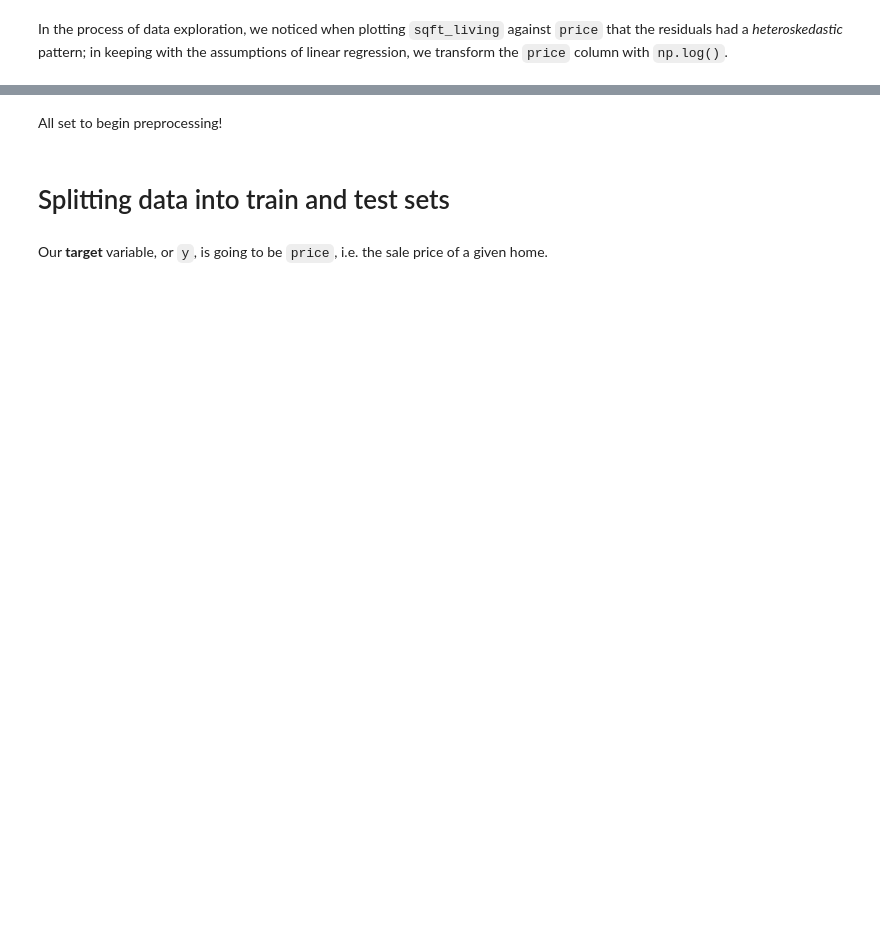
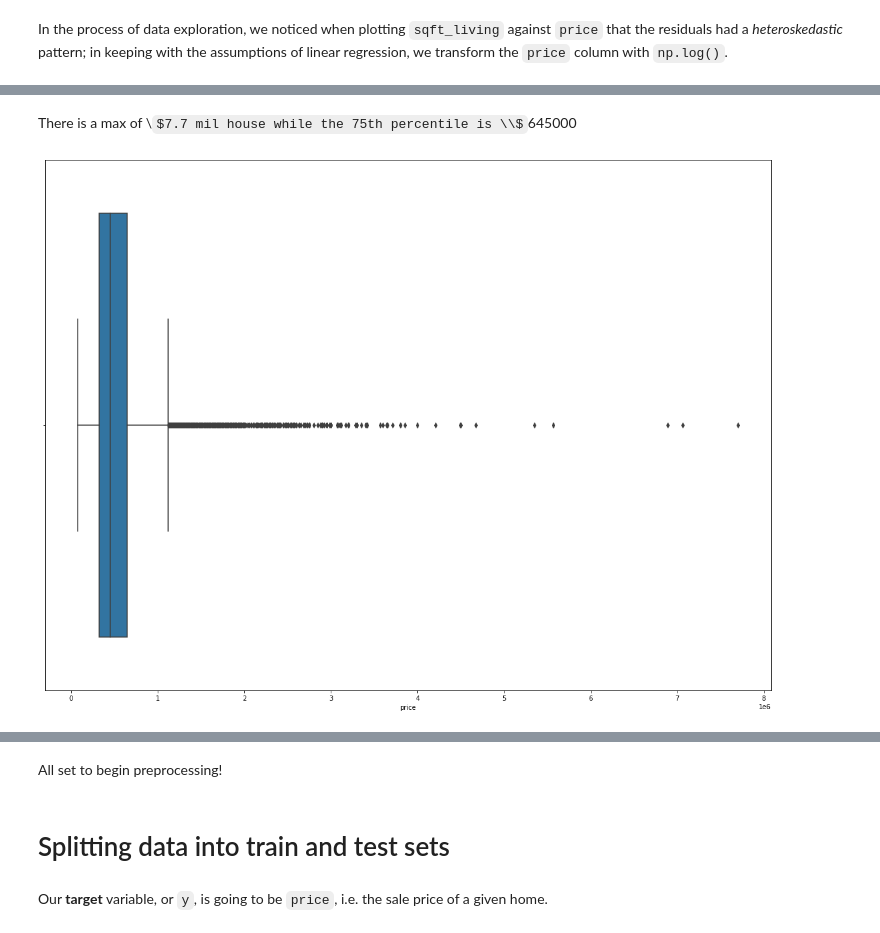
Before and after one commit to xiaohua-su/King_County_Real_Estate_Analysis, a Jupyter notebook: King_County_Real_Estate_Analysis.ipynb, the cells around one changed output, grey strips where cells are left out. Saved outputs shown, nothing was run; the diff lists cells and outputs as text; code cells hidden in the pictures; some formulas as TeX source; blank space fills up the shorter version.

```diff
--- a/King_County_Real_Estate_Analysis.ipynb
+++ b/King_County_Real_Estate_Analysis.ipynb
@@ -338,7 +306,5 @@ Name: grade, dtype: int64
 # %% [markdown]
 We find only **one row** where the `grade` value is equal to `3 Poor`, and the value `13_Mansion` also only has **thirteen** entries, many of which are outliers in the `price` data. We drop these column to further refine the data being used in our model(s).
 # %%
-# Dropping the single row where `grade` is equal to
-# `3 Poor`, in order to eliminate an outlier
+# Dropping the single row where [`grade` == `3 Poor`] as it has a sample of 1 and may skew data
 df_copy = df_copy.loc[df_copy['grade'] != '3_Poor']
-df_copy = df_copy.loc[df_copy['grade'] != '13_Mansion']
@@ -363,2 +311,12 @@ memory usage: 1.5+ MB
+# %%
+#dropping inaccurate data and data with 1 sample
+df_copy = df_copy[(df_copy['bedrooms'] != 33) & (df_copy['bedrooms'] != 10) & (df_copy['bedrooms'] != 11) &
+                 (df_copy['bedrooms'] != 9)]
+# %%
+df_copy = df_copy[df_copy['bathrooms'] != 5.25]
+# %%
+#converting bedroom/bathrooms to ensure they remain categorical when we scale
+df_copy.bedrooms = df_copy.bedrooms.astype(str)
+df_copy.bathrooms  = df_copy.bathrooms.astype(str)
 # %% [markdown]
 In the process of data exploration, we noticed when plotting `sqft_living` against `price` that the residuals had a *heteroskedastic* pattern; in keeping with the assumptions of linear regression, we transform the `price` column with `np.log()`.
@@ -364,0 +337,8 @@ In the process of data exploration, we noticed when plotting `sqft_living` again
+# %% [markdown]
+There is a max of \\$7.7 mil house while the 75th percentile is \\$645000
+# %%
+#looking at price
+fig, ax = plt.subplots(figsize = (20, 15))
+sns.boxplot(df_copy['price']);
+# %% [output]
+[figure, added]
```
Also changed, not shown: parts of 192 cells of this notebook, 4 other files.
